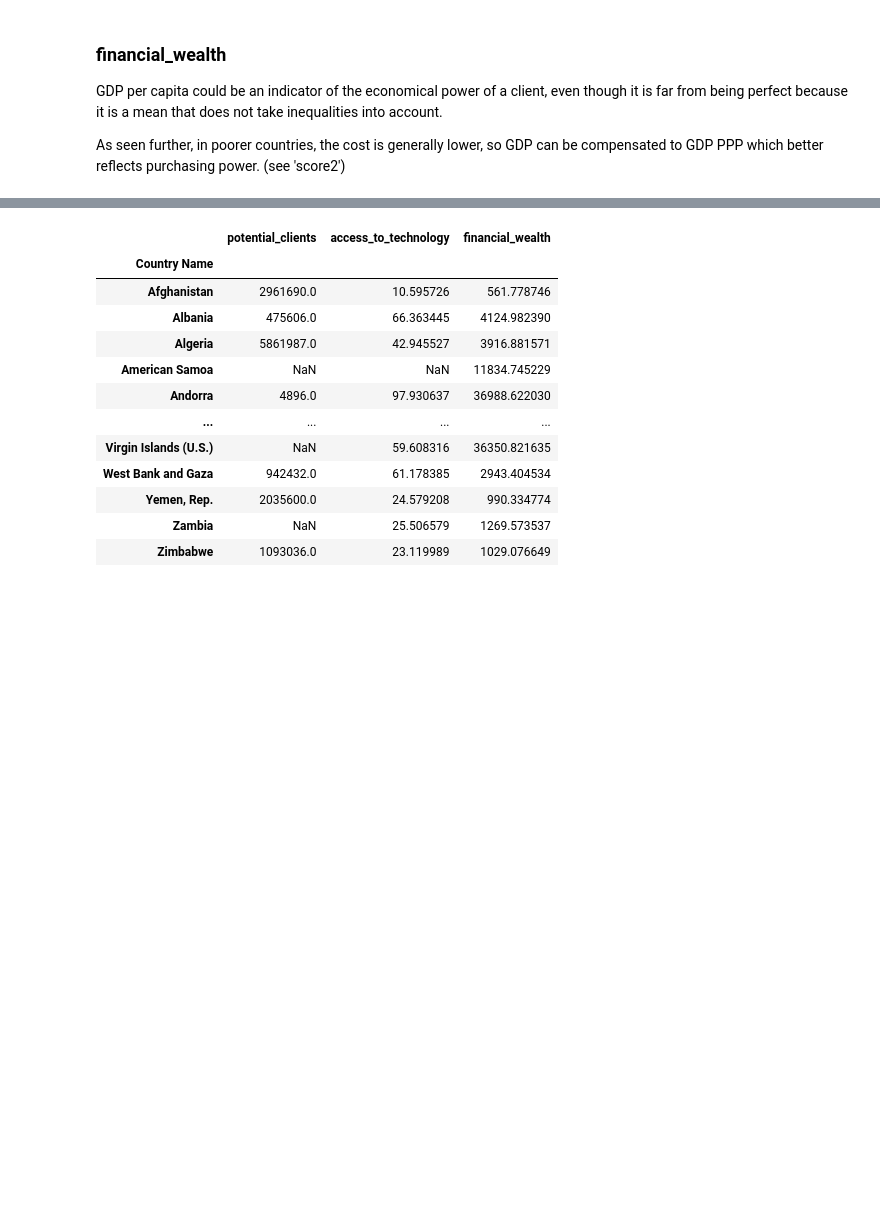
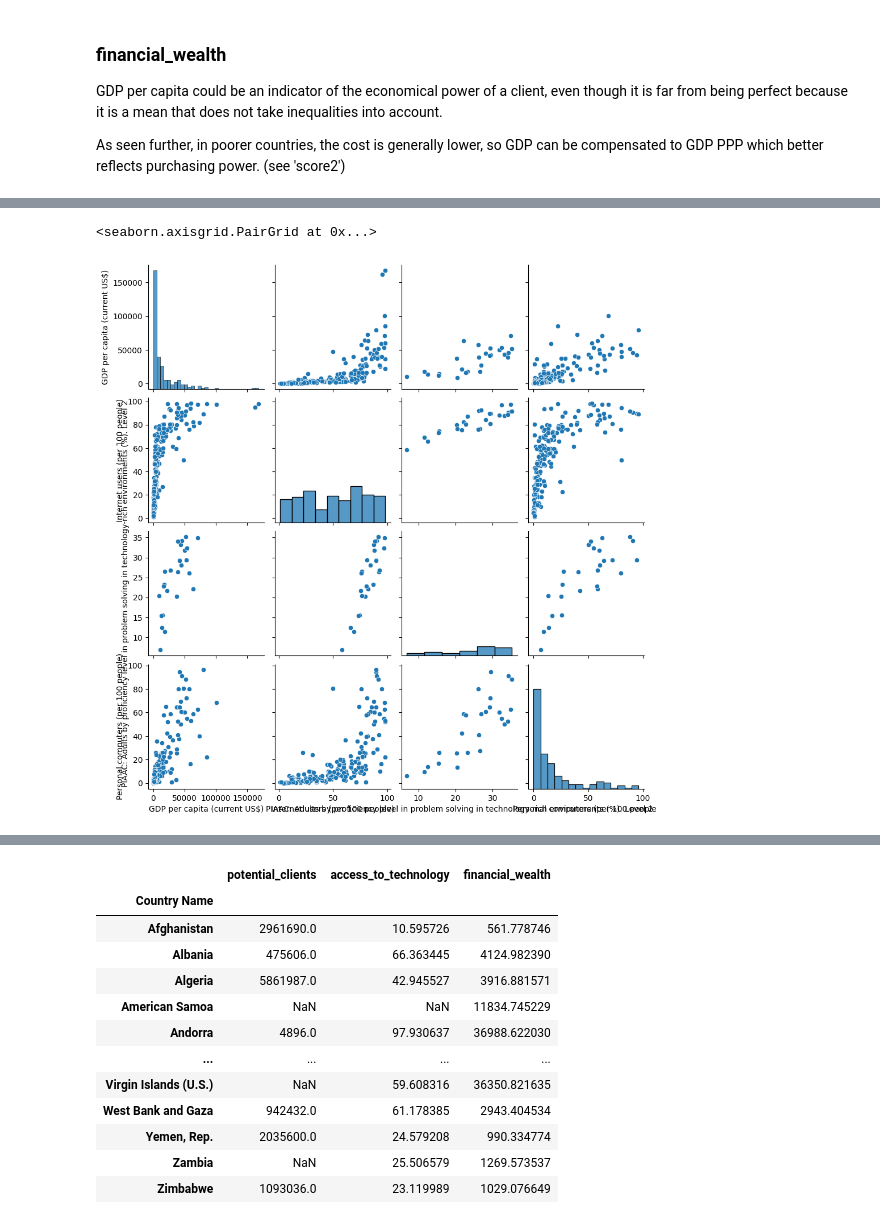
Before and after one commit to JulienfLeBoucher/OC_Edtech, a Jupyter notebook: LE-BOUCHER_Julien_1_notebook_122022.ipynb, the cells around one changed output, grey strips where cells are left out. Drawn from its saved outputs; the diff is of its cells as text; code cells hidden in the pictures; blank space fills up the shorter version.

```diff
--- a/LE-BOUCHER_Julien_1_notebook_122022.ipynb
+++ b/LE-BOUCHER_Julien_1_notebook_122022.ipynb
@@ -1699,0 +1756,6 @@ As seen further, in poorer countries, the cost is generally lower, so GDP can be
+# %%
+gdp_corr = (indicators_per_country
+            .corr()
+            ['GDP per capita (current US$)'])
+gdp_high_corr = gdp_corr.loc[abs(gdp_corr) > 0.3]
+gdp_high_corr
@@ -1699,0 +1771,6 @@ As seen further, in poorer countries, the cost is generally lower, so GDP can be
+# %%
+indicators = [gdp_high_corr.index[n] for n in [0, 1, 3, 5]]
+sns.pairplot(indicators_per_country.loc[:, indicators])
+# %% [output]
+<seaborn.axisgrid.PairGrid at 0x...>
+[figure, added]
```
Also changed, not shown: parts of 45 cells of this notebook, 2 other files.
